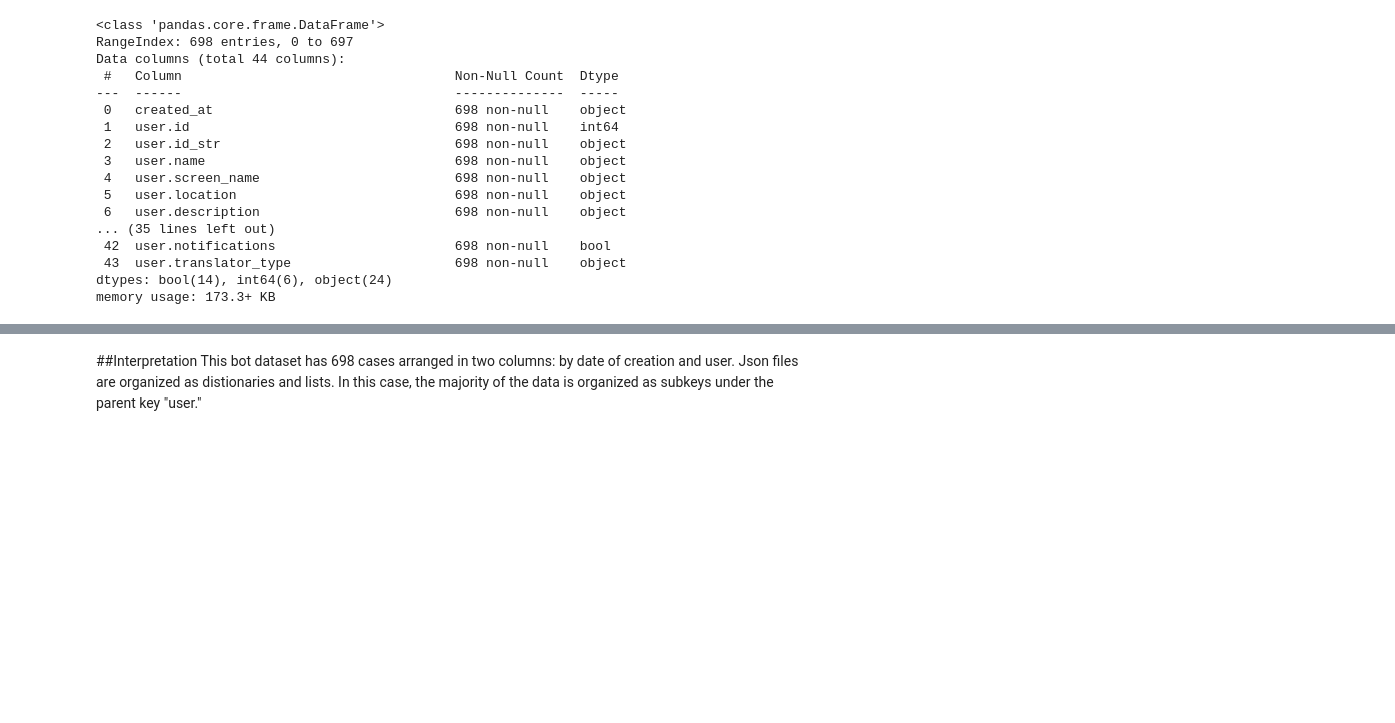
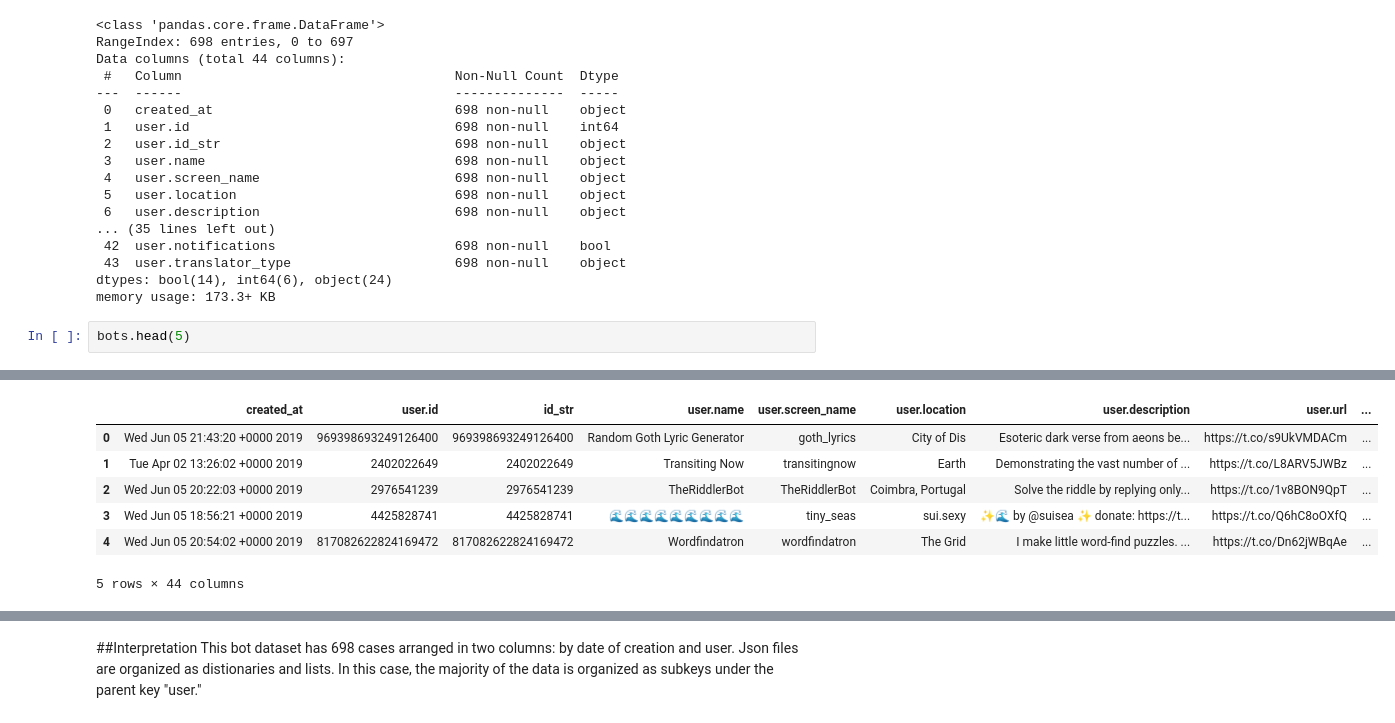
Before and after one commit to carlavilla/DataManagement, a Jupyter notebook: CV_DMPS0.ipynb, the cells around one changed output, grey strips where cells are left out. Saved outputs shown, nothing was run; the diff lists cells and outputs as text; blank space fills up the shorter version.

```diff
--- a/CV_DMPS0.ipynb
+++ b/CV_DMPS0.ipynb
@@ -183,3 +175,6 @@ Data columns (total 44 columns):
  43  user.translator_type                     698 non-null    object
 dtypes: bool(14), int64(6), object(24)
 memory usage: 173.3+ KB
+# %%
+bots.head(5)
+# %% [output]
@@ -185,0 +182,7 @@ memory usage: 173.3+ KB
+|  | created_at | user.id | id_str | user.name | user.screen_name | user.location | user.description | user.url | ... |
+| 0 | Wed Jun 05 21:43:20 +0000 2019 | 969398693249126400 | 969398693249126400 | Random Goth Lyric Generator | goth_lyrics | City of Dis | Esoteric dark verse from aeons be... | https://t.co/s9UkVMDACm | ... |
+| 1 | Tue Apr 02 13:26:02 +0000 2019 | 2402022649 | 2402022649 | Transiting Now | transitingnow | Earth | Demonstrating the vast number of ... | https://t.co/L8ARV5JWBz | ... |
+| 2 | Wed Jun 05 20:22:03 +0000 2019 | 2976541239 | 2976541239 | TheRiddlerBot | TheRiddlerBot | Coimbra, Portugal | Solve the riddle by replying only... | https://t.co/1v8BON9QpT | ... |
+| 3 | Wed Jun 05 18:56:21 +0000 2019 | 4425828741 | 4425828741 | 🌊🌊🌊🌊🌊🌊🌊🌊🌊 | tiny_seas | sui.sexy | ✨🌊 by @suisea ✨ donate: https://t... | https://t.co/Q6hC8oOXfQ | ... |
+| 4 | Wed Jun 05 20:54:02 +0000 2019 | 817082622824169472 | 817082622824169472 | Wordfindatron | wordfindatron | The Grid | I make little word-find puzzles. ... | https://t.co/Dn62jWBqAe | ... |
+5 rows × 44 columns
```
Also changed, not shown: parts of 16 cells of this notebook.
